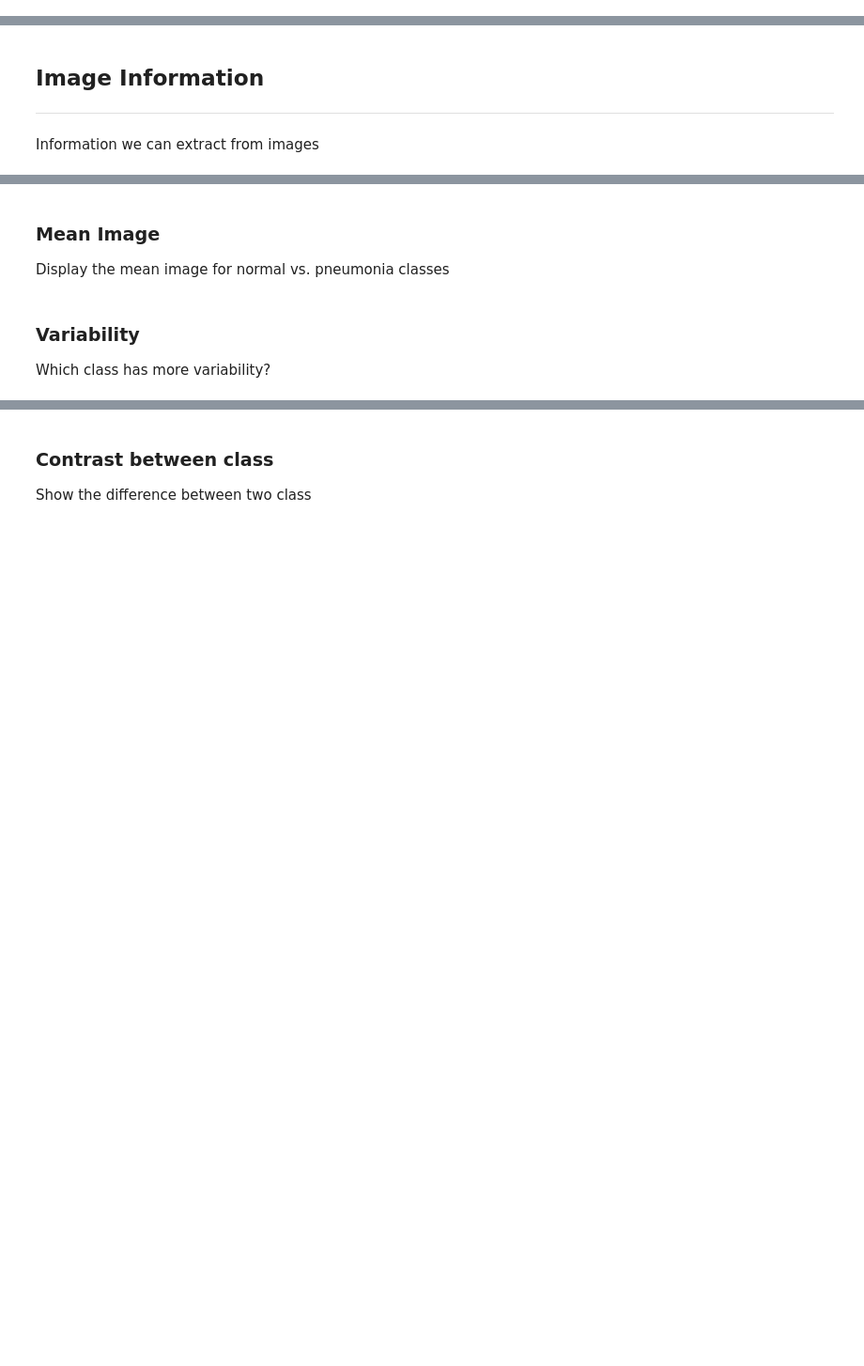
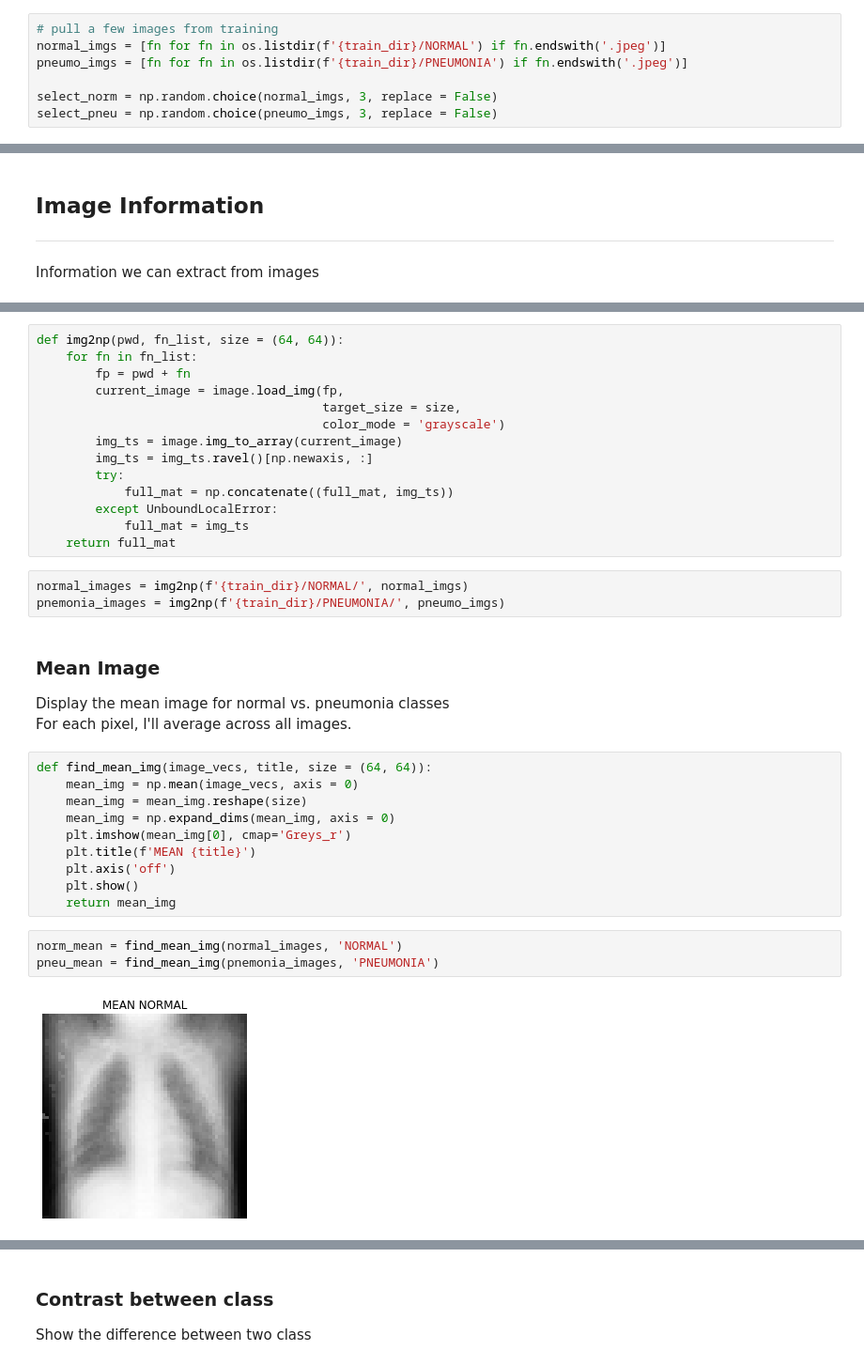
Before and after one commit to stereopickle/pneumonia_img_classification, a Jupyter notebook: 010.EDA.ipynb, the cells around one changed output, grey strips where cells are left out. Shown: that part at 94% size. Saved outputs shown, nothing was run; the diff lists cells and outputs as text; blank space fills up the shorter version.

```diff
--- a/010.EDA.ipynb
+++ b/010.EDA.ipynb
@@ -50,0 +40,7 @@ ValueError: `predicate` return type must be convertible to a scalar boolean tens
+# %%
+# pull a few images from training
+normal_imgs = [fn for fn in os.listdir(f'{train_dir}/NORMAL') if fn.endswith('.jpeg')]
+pneumo_imgs = [fn for fn in os.listdir(f'{train_dir}/PNEUMONIA') if fn.endswith('.jpeg')]
+
+select_norm = np.random.choice(normal_imgs, 3, replace = False)
+select_pneu = np.random.choice(pneumo_imgs, 3, replace = False)
@@ -63,6 +85,36 @@ Information we can extract from images
+# %%
+def img2np(pwd, fn_list, size = (64, 64)):
+    for fn in fn_list:
+        fp = pwd + fn
+        current_image = image.load_img(fp,
+                                       target_size = size,
+                                       color_mode = 'grayscale')
+        img_ts = image.img_to_array(current_image)
+        img_ts = img_ts.ravel()[np.newaxis, :]
+        try:
+            full_mat = np.concatenate((full_mat, img_ts))
+        except UnboundLocalError:
+            full_mat = img_ts
+    return full_mat
+# %%
+normal_images = img2np(f'{train_dir}/NORMAL/', normal_imgs)
+pnemonia_images = img2np(f'{train_dir}/PNEUMONIA/', pneumo_imgs)
 # %% [markdown]
 ### Mean Image
 Display the mean image for normal vs. pneumonia classes
+For each pixel, I'll average across all images.
-# %% [markdown]
-### Variability
-Which class has more variability?
+# %%
+def find_mean_img(image_vecs, title, size = (64, 64)):
+    mean_img = np.mean(image_vecs, axis = 0)
+    mean_img = mean_img.reshape(size)
+    mean_img = np.expand_dims(mean_img, axis = 0)
+    plt.imshow(mean_img[0], cmap='Greys_r')
+    plt.title(f'MEAN {title}')
+    plt.axis('off')
+    plt.show()
+    return mean_img
+# %%
+norm_mean = find_mean_img(normal_images, 'NORMAL')
+pneu_mean = find_mean_img(pnemonia_images, 'PNEUMONIA')
+# %% [output]
+[figure, added]
```
Also changed, not shown: parts of 27 cells of this notebook, 1 other file.
